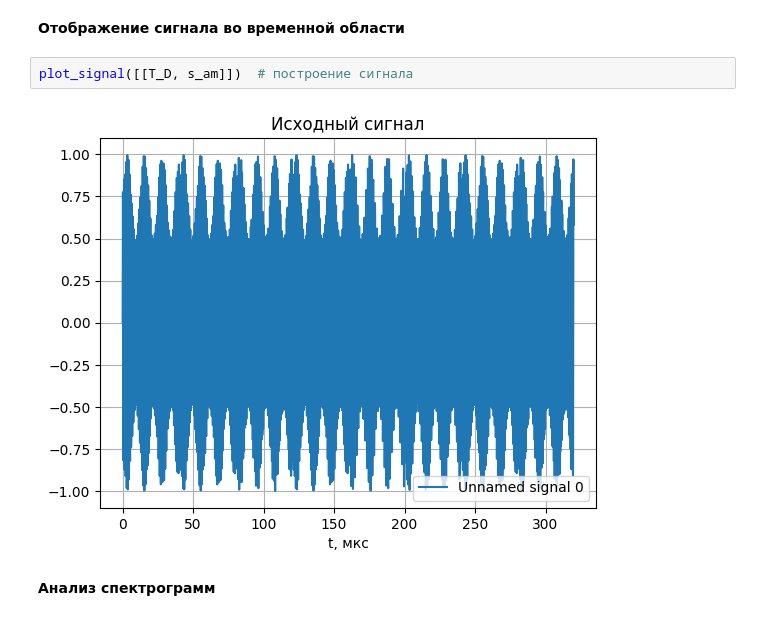
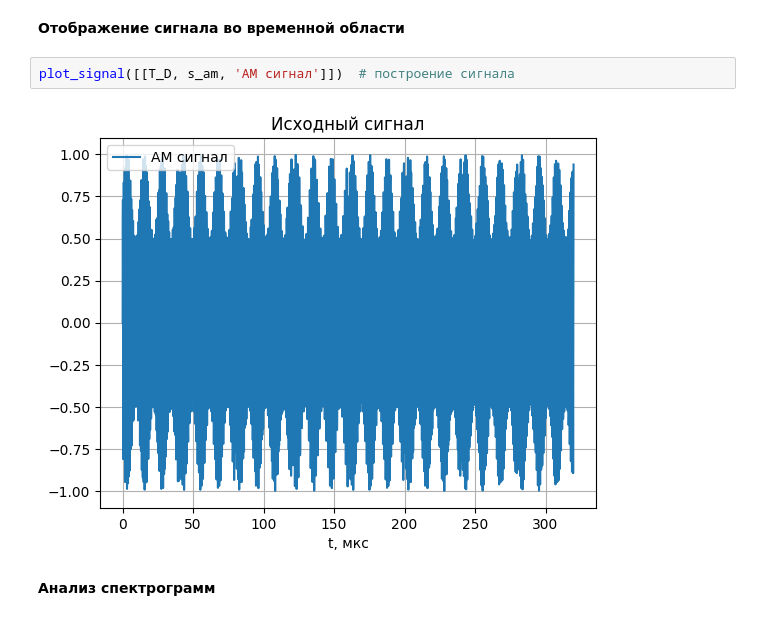
Before and after one commit to DmitryArtWorks/LabMRTS, a Jupyter notebook: template_4.ipynb, the cells around one changed output. Drawn from its saved outputs; the diff is of its cells as text.

```diff
--- a/template_4.ipynb
+++ b/template_4.ipynb
@@ -197,9 +200,9 @@ s_am = generate_sequence('AM', T_D, N_CHIPS, T_IMPULSE, F_CARRIER);     # АМ
 # %% [markdown]
 **Отображение сигнала во временной области**
 # %%
-plot_signal([[T_D, s_am]])  # построение сигнала
+plot_signal([[T_D, s_am, 'АМ сигнал']])  # построение сигнала
 # %% [output]
-[figure, old version]
+[figure, new version]
 # %% [markdown]
 **Анализ спектрограмм**
 # %%
```
Also changed, not shown: parts of 12 cells of this notebook, 3 other files.
